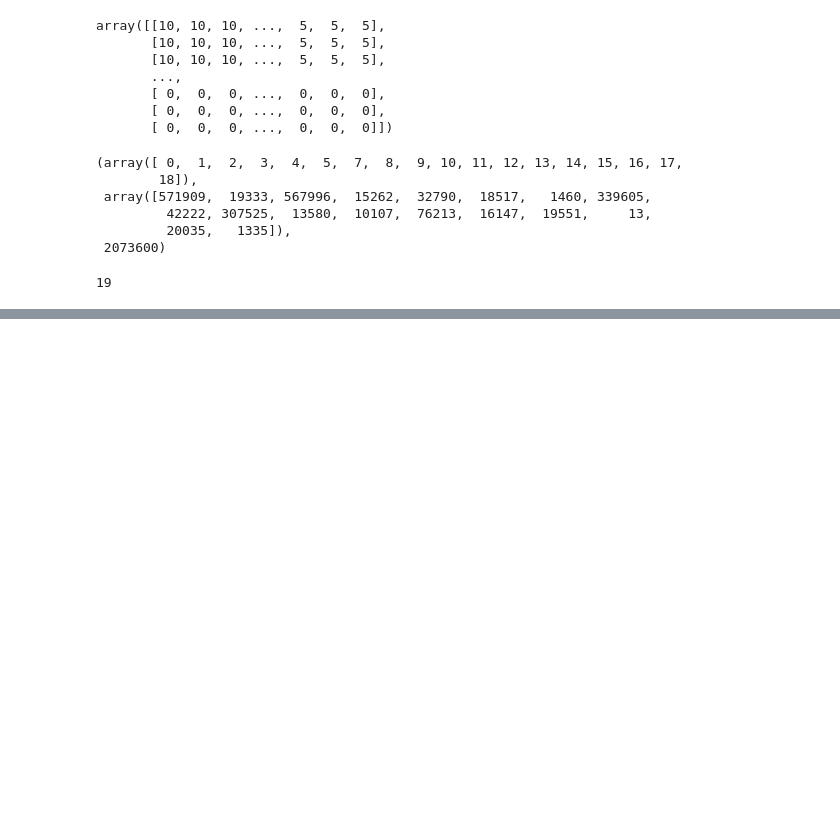
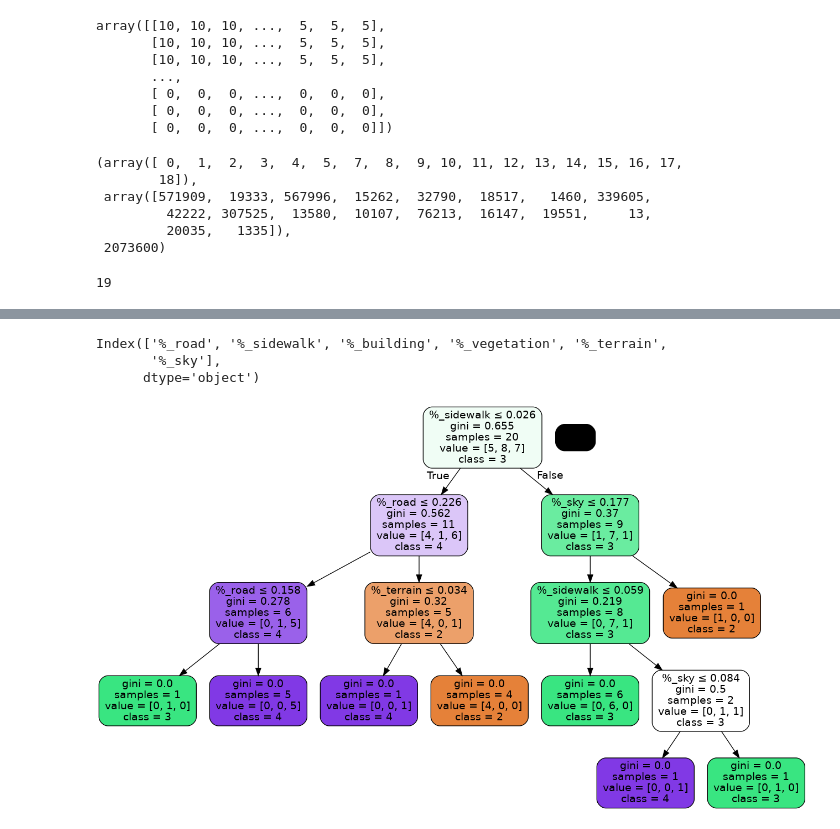
Before and after one commit to NeelayS/walkability_ml, a Jupyter notebook: create_dataset.ipynb, the cells around one changed output, grey strips where cells are left out. Cells and saved outputs as stored; diff of their text form; code cells hidden in the pictures; blank space fills up the shorter version.

Commit message:
Decision Tree classifier added

```diff
--- a/create_dataset.ipynb
+++ b/create_dataset.ipynb
@@ -65,0 +189,2 @@ Error: Session cannot generate requests
+# %%
+X_train, X_test, y_train, y_test = train_test_split(X, y, test_size=0.1, random_state=42)
@@ -65,0 +195,5 @@ Error: Session cannot generate requests
+# %%
+model = DecisionTreeClassifier(random_state=42, max_depth=5)
+# %%
+model.fit(X_train, y_train)
+# model.fit(X_test, y_test)
@@ -65,0 +223,16 @@ Error: Session cannot generate requests
+# %%
+feature_cols = X.columns
+feature_cols
+# %% [output]
+Index(['%_road', '%_sidewalk', '%_building', '%_vegetation', '%_terrain',
+       '%_sky'],
+      dtype='object')
+# %%
+dot_data = StringIO()
+export_graphviz(model, out_file=dot_data,
+                filled=True, rounded=True,
+                special_characters=True,feature_names = feature_cols,class_names=['2', '3', '4'])
+(graph, ) = graph_from_dot_data(dot_data.getvalue())
+Img(graph.create_png())
+# %% [output]
+[figure, added]
```
Also changed, not shown: parts of 23 cells of this notebook, 9 other files.
